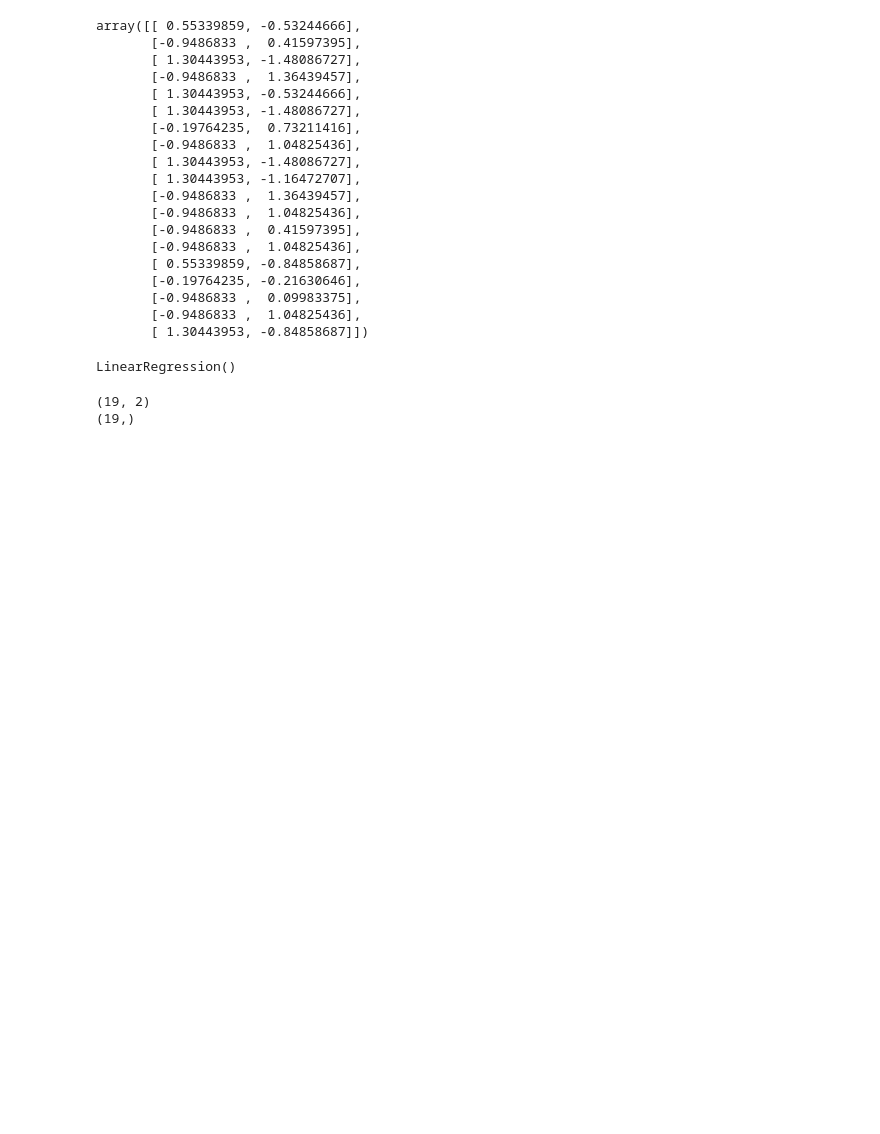
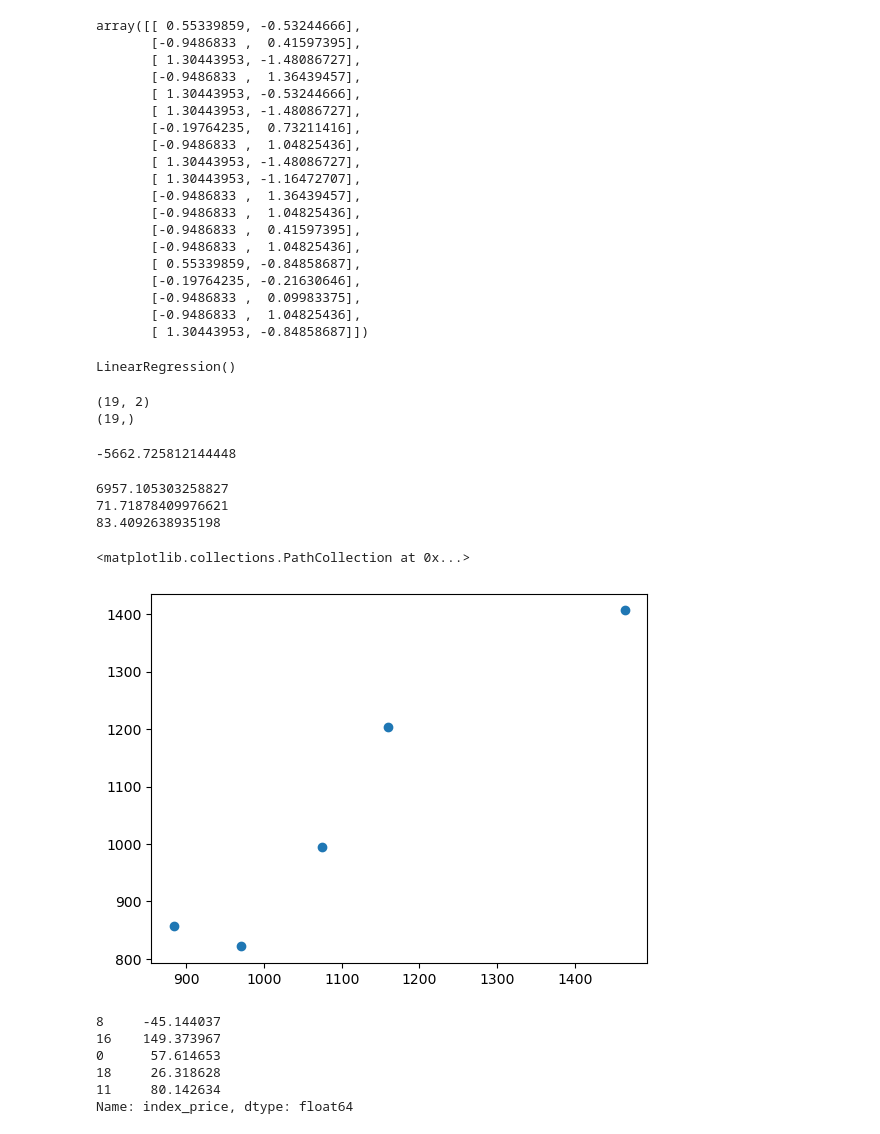
Before and after one commit to Abdullah-Niaz/Machine_Learning, a Jupyter notebook: Regression/Multiple_Linear_Regression/Multiple Linear Regression.ipynb, the cells around one changed output. Saved outputs shown, nothing was run; the diff lists cells and outputs as text; code cells hidden in the pictures; blank space fills up the shorter version.

Commit message:
multiple linear regression

```diff
--- a/Regression/Multiple_Linear_Regression/Multiple Linear Regression.ipynb
+++ b/Regression/Multiple_Linear_Regression/Multiple Linear Regression.ipynb
@@ -138 +139,37 @@ validation_score = cross_val_score(
 )
+# %%
+np.mean(validation_score)
+# %% [output]
+-5662.725812144448
+# %%
+#prediction
+y_pred = regression.predict(X_test)
+# %%
+# performance metrics
+from sklearn.metrics import mean_absolute_error, mean_squared_error
+mse = mean_squared_error(y_test, y_pred)
+mae = mean_absolute_error(y_test, y_pred)
+rmse = np.sqrt(mse)
+print(mse)
+print(mae)
+print(rmse)
+# %% [output]
+6957.105303258827
+71.71878409976621
+83.4092638935198
+# %%
+# Assumptions
+plt.scatter(y_test, y_pred)
+# %% [output]
+<matplotlib.collections.PathCollection at 0x...>
+[figure, added]
+# %%
+residuals = y_test  - y_pred
+print(residuals)
+# %% [output]
+8     -45.144037
+16    149.373967
+0      57.614653
+18     26.318628
+11     80.142634
+Name: index_price, dtype: float64
```
Also changed, not shown: parts of 7 cells of this notebook.
